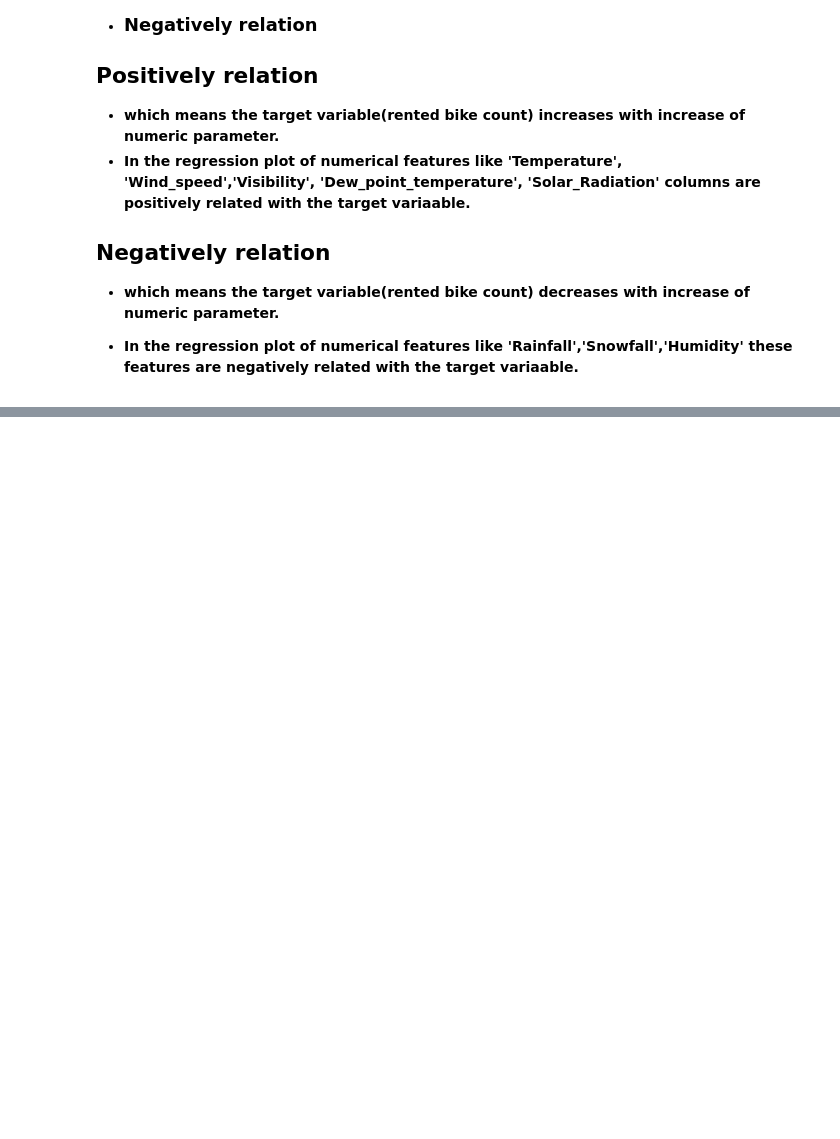
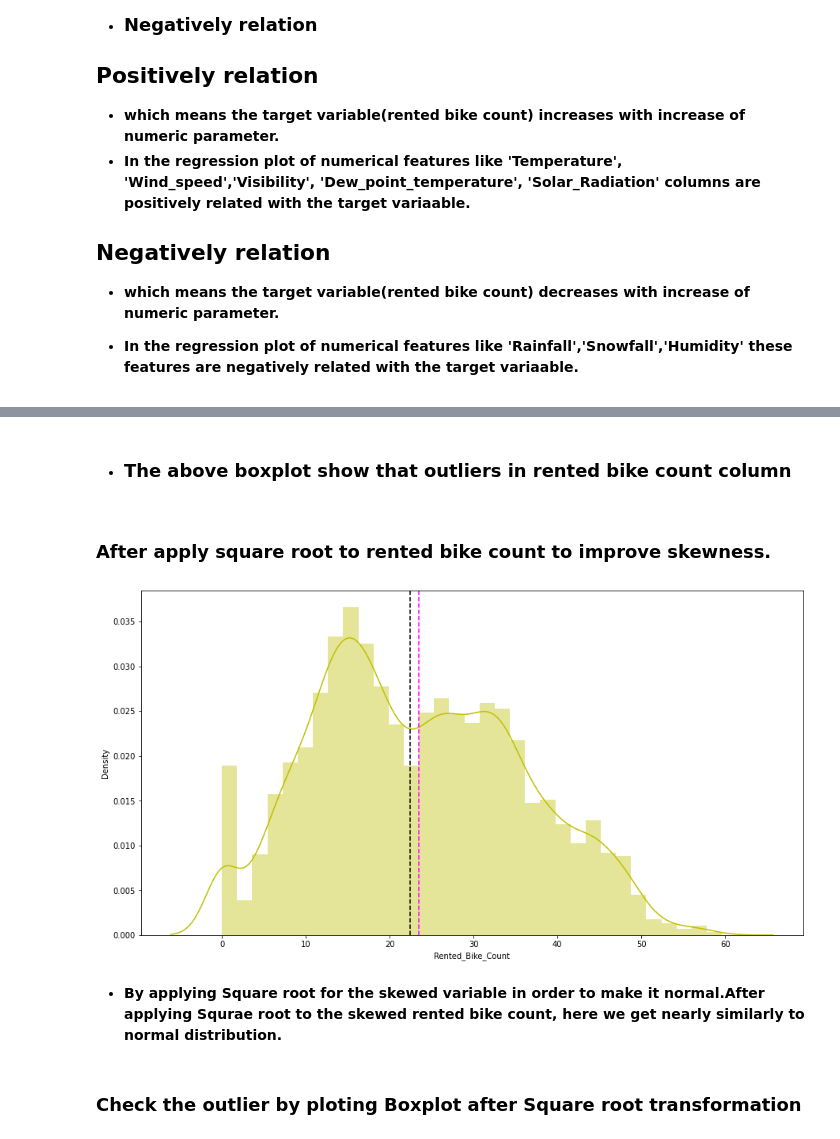
Before and after one commit to kuresh02/Bike-Sharing-Demand-Prediction---Capstone-Project, a Jupyter notebook: Capstone_Project__Sharing_Demand_Prediction.ipynb, the cells around one changed output, grey strips where cells are left out. Saved outputs shown, nothing was run; the diff lists cells and outputs as text; code cells hidden in the pictures; blank space fills up the shorter version.

```diff
--- a/Capstone_Project__Sharing_Demand_Prediction.ipynb
+++ b/Capstone_Project__Sharing_Demand_Prediction.ipynb
@@ -638,0 +666,21 @@ for col in numerical_features:
+# %% [markdown]
+* ###    The above boxplot show that outliers in rented bike count column
+# %% [markdown]
+### After apply square root to rented bike count to improve skewness.
+# %%
+#Distribution plot of Rented Bike Count
+plt.figure(figsize=(15,8))
+plt.xlabel('Rented_Bike_Count')
+plt.ylabel('Density')
+al=sns.distplot(np.sqrt(bike_df['Rented_Bike_Count']),color="y")
+al.axvline(np.sqrt(bike_df['Rented_Bike_Count']).mean(), color='magenta', linestyle='dashed', linewidth=1.5)
+al.axvline(np.sqrt(bike_df['Rented_Bike_Count']).median(), color='black', linestyle='dashed', linewidth=1.5)
+plt.show()
+# %% [output]
+[figure, added]
+# %% [markdown]
+
+
+*   **By applying Square root for the skewed variable in order to make it normal.After applying Squrae root to the skewed rented bike count, here we get nearly similarly to normal distribution.**
+# %% [markdown]
+### Check the outlier by ploting Boxplot after Square root transformation
```
Also changed, not shown: parts of 12 cells of this notebook.
